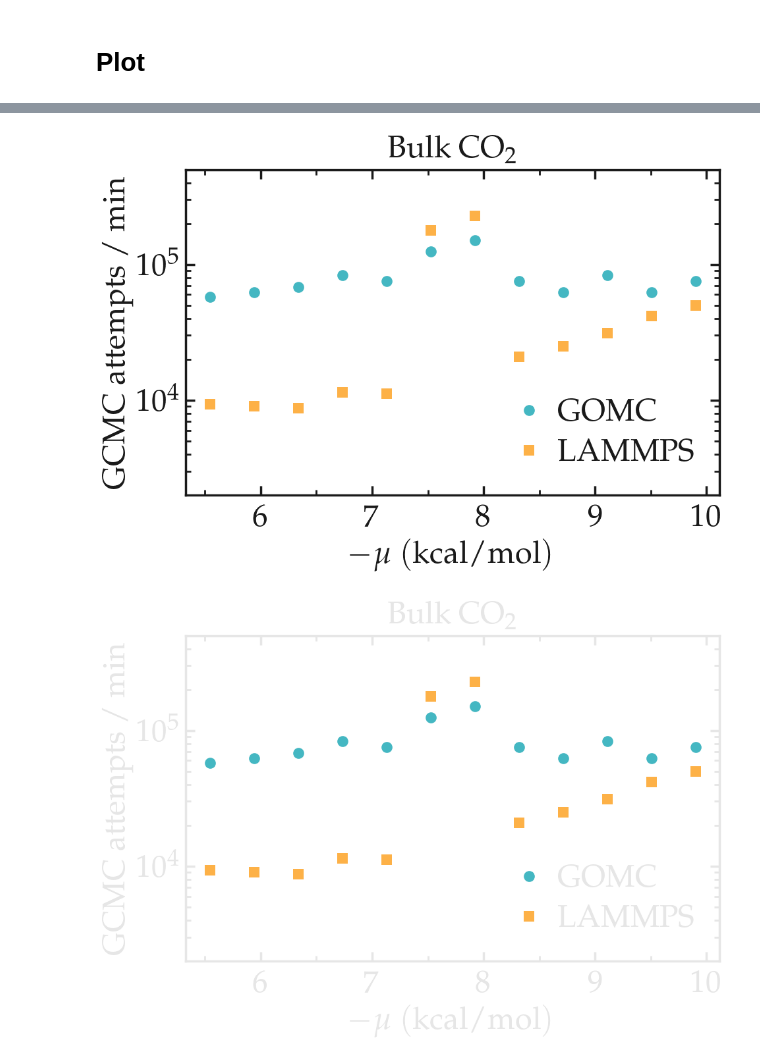
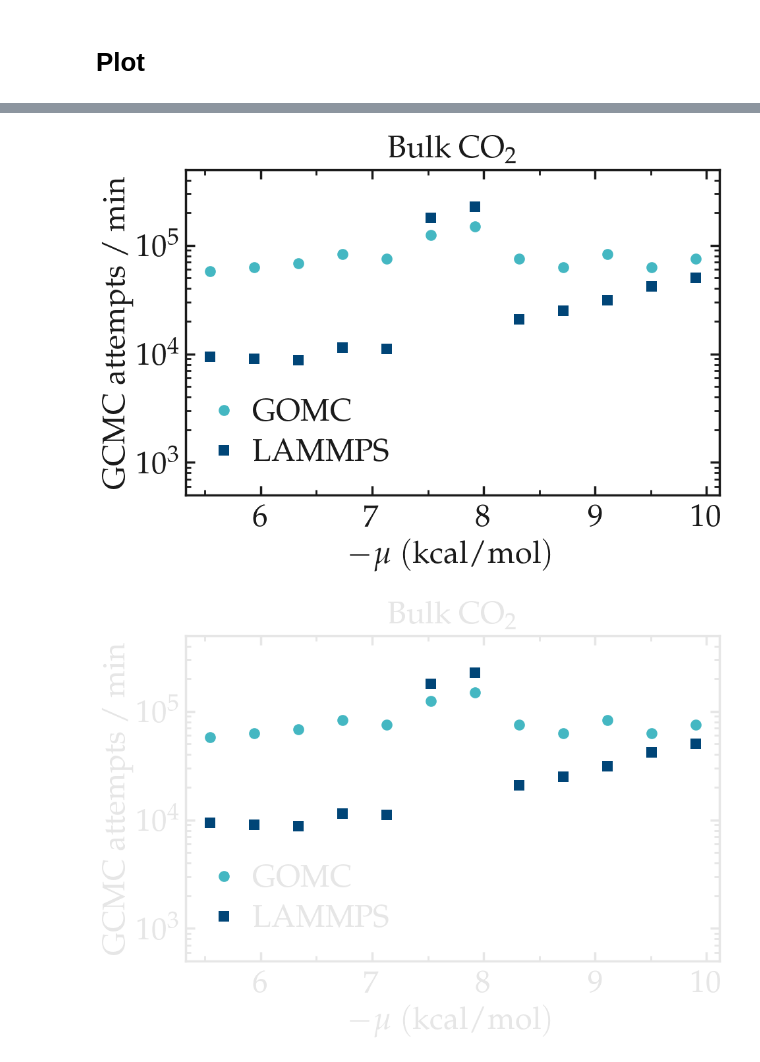
Before and after one commit to simongravelle/GOMC-inputs, a Jupyter notebook: bulk-phases/CO2/plot-isotherm.ipynb, the cells around one changed output, grey strips where cells are left out. Drawn from its saved outputs; the diff is of its cells as text; code cells hidden in the pictures.

```diff
--- a/bulk-phases/CO2/plot-isotherm.ipynb
+++ b/bulk-phases/CO2/plot-isotherm.ipynb
@@ -103,19 +32 @@ gomc_p_atm = measure_isotherm(gomc_dir, atoms = ["C", "O"], data_type = "pressur
-# %%
-performance_gomc = []
-out_data = []
-for dir, mu in zip(gomc_dir, gomc_mu_K):
-    log_file = open(dir+"/log.gomc")
-    time_measured = False
-    for line in log_file:
-        if "MOVE_0" in line:
-            _, STEP, DISTRY, DISACCEPT, DISACCEPT_, DISMAX, ROTATE, ROTACCEPT, ROTACCEPT, ROTMAX, REGROWTH, REGROWACCEPT, REGROWACCEPT_, TRANSFER, TRANACCEPT, TRANACCEPT = ' '.join(line.split(" ")).split()
-            total_GCMC_attempts = np.int32(TRANSFER)
-        if ("Simulation ends in" in line) & (time_measured is False):
-            d = ' '.join(line.split(" ")).split()[5]
-            h = ' '.join(line.split(" ")).split()[7]
-            m = ' '.join(line.split(" ")).split()[9]
-            total_time = np.float32(d)*60*24+np.float32(h)*60+np.float32(m) # minutes
-            time_measured = True
-    performance_gomc.append([mu.magnitude, total_time, total_GCMC_attempts])
-performance_gomc = np.array(performance_gomc)
 # %% [markdown]
@@ -127,3 +34,5 @@ rho_g_cm3 = (rho_m3 * mass_CO2_g_mol / Na).to(ureg.gram/ureg.cm**3)
+# %%
+fit_rho_g_cm3, fit_mu = predict_vapor_density(ureg, mu_range = np.arange(3700, 5200), molecule="CO2")
 # %% [markdown]
 # Literature
 
@@ -140,31 +49,30 @@ for dark_mode in [False, True]:
     # Panel 1
     myplt.add_panel(panel_position = [0, 0])
     myplt.add_plot(x = gomc_mu_K.magnitude*0.00198,
-                   y = gomc_rho_g_cm3.magnitude,
+                   y = gomc_rho_g_cm3_CO2.magnitude,
                    type = "semilogy",
                    marker = "o", data_color = 0,
                    markersize = 12, data_label = r"$\textrm{GOMC}$")
     myplt.add_plot(x = lammps_mu_K.magnitude*0.00198,
-                   y = lammps_rho_g_cm3.magnitude,
+                   y = lammps_rho_g_cm3_CO2.magnitude,
                    type = "semilogy",
-                   marker = "s", data_color = 1,
+                   marker = "s", data_color = 2,
                    markersize = 12, data_label = r"$\textrm{LAMMPS}$")
-    myplt.add_plot(x = mu_K.magnitude*0.00198,
-                   y = rho_g_cm3.magnitude,
+    myplt.add_plot(x = fit_mu.magnitude*0.00198,
+                   y = fit_rho_g_cm3.magnitude,
                    type = "semilogy",
-                   marker = "-", data_color = 2,
+                   marker = "-", data_color = 1,
                    data_label = r"$\Lambda^{-3} \exp(\mu/k_\mathrm{B}T)$")
     myplt.add_plot(x = np.linspace(5.2,7.2),
                    y = np.linspace(5.2,7.2)*0+0.76,
                    type = "semilogy",
-                   marker = "--", data_color = 2,
+                   marker = "--", data_color = 1,
                    data_label = r"$\rho_\ell ~ \textrm{(Harris1995)}$")
-    myplt.complete_panel(xlabel = r"$-\mu ~ (\textrm{kcal/mol})$",
+    myplt.complete_panel(xlabel = r"$-\mu_\mathrm{CO2} ~ (\textrm{kcal/mol})$",
                          ylabel = r"$\rho ~ (\textrm{g/cm}^3)$",
-                         panel_title = r"$\textrm{Bulk CO$_2$ isotherm}$",
+                         panel_title = r"$\textrm{CO$_2$ in MFI}$",
                          xpad = 10, legend=True)
-    #myplt.set_boundaries(x_boundaries = (5, 11), y_boundaries = (0, 0.6))
+    myplt.set_boundaries(x_boundaries = (4.5, 10.6), y_boundaries = (2e-4, 5))
     # Finish figure
-    # myplt.add_subplotlabels(type_label_panel = "a")
     myplt.save_figure(filename = "CO2", saving_path = './')
 # %% [output]
@@ -173,30 +81,30 @@ for dark_mode in [False, True]:
 # %%
 for dark_mode in [False, True]:
 
     # Initialise figure
     myplt = PltTools()
     myplt.prepare_figure(fig_size = (18,12), dark_mode = dark_mode,
                          transparency = True, n_colone = 1)
     # Panel 1
     myplt.add_panel(panel_position = [0, 0])
     myplt.add_plot(x = performance_gomc[:,0]*0.00198,
                    y = performance_gomc[:,2]/performance_gomc[:,1],
                    type = "semilogy",
                    marker = "o", data_color = 0,
                    markersize = 12, data_label = r"$\textrm{GOMC}$")
     myplt.add_plot(x = performance_lammps[:,0]*0.00198,
                    y = performance_lammps[:,2]/performance_lammps[:,1],
                    type = "semilogy",
-                   marker = "s", data_color = 1,
+                   marker = "s", data_color = 2,
                    markersize = 12, data_label = r"$\textrm{LAMMPS}$")
     myplt.complete_panel(xlabel = r"$-\mu ~ (\textrm{kcal/mol})$",
                          ylabel = r"$\textrm{GCMC attempts / min}$",
                          panel_title = r"$\textrm{Bulk CO$_2$}$",
                          xpad = 10, legend=True)
-    myplt.set_boundaries(y_boundaries = (2000, 500000))
+    myplt.set_boundaries(y_boundaries = (500, 500000))
     # Finish figure
     # myplt.add_subplotlabels(type_label_panel = "a")
     myplt.save_figure(filename = "CO2-performance", saving_path = './')
 # %% [output]
-[figure, old version]
+[figure, new version]
-[figure, old version]
+[figure, new version]
```
Also changed, not shown: parts of 9 cells of this notebook, 6 other files.
